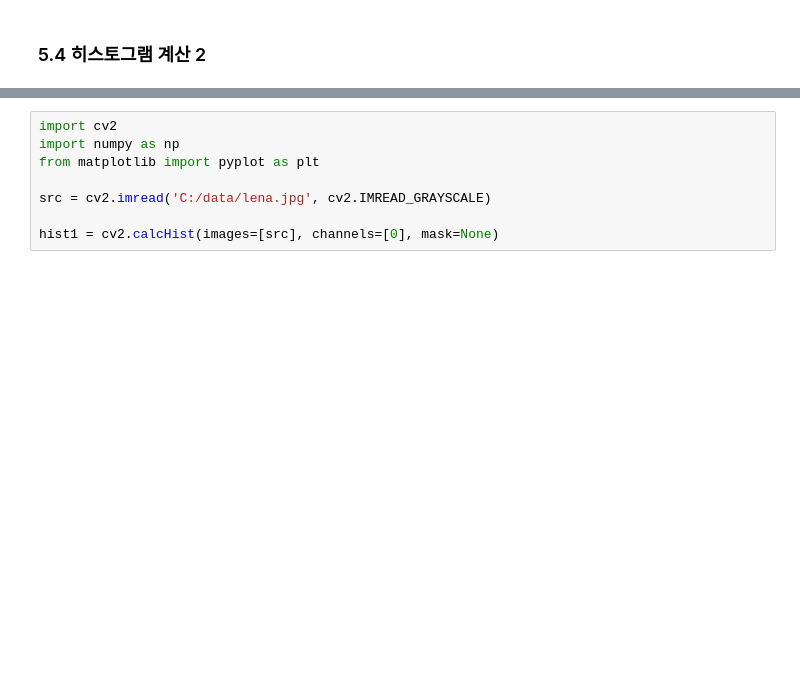
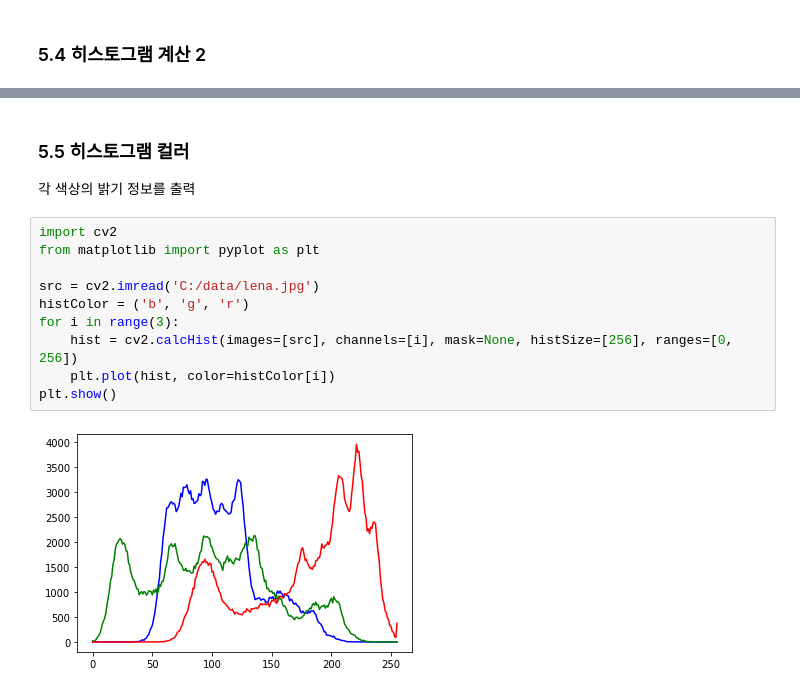
Before and after one commit to sedoll/knu_opencv, a Jupyter notebook: chap05/chap05.ipynb, the cells around one changed output, grey strips where cells are left out. Saved outputs shown, nothing was run; the diff lists cells and outputs as text; blank space fills up the shorter version.

```diff
--- a/chap05/chap05.ipynb
+++ b/chap05/chap05.ipynb
@@ -192,8 +229,16 @@ hist2= [[4.]
+# %% [markdown]
+### 5.5 히스토그램 컬러
+
+각 색상의 밝기 정보를 출력
 # %%
 import cv2
-import numpy as np
 from matplotlib import pyplot as plt
 
-src = cv2.imread('C:/data/lena.jpg', cv2.IMREAD_GRAYSCALE)
-
-hist1 = cv2.calcHist(images=[src], channels=[0], mask=None)
+src = cv2.imread('C:/data/lena.jpg')
+histColor = ('b', 'g', 'r')
+for i in range(3):
+    hist = cv2.calcHist(images=[src], channels=[i], mask=None, histSize=[256], ranges=[0, 256])
+    plt.plot(hist, color=histColor[i])
+plt.show()
+# %% [output]
+[figure, added]
```
Also changed, not shown: parts of 11 cells of this notebook.
